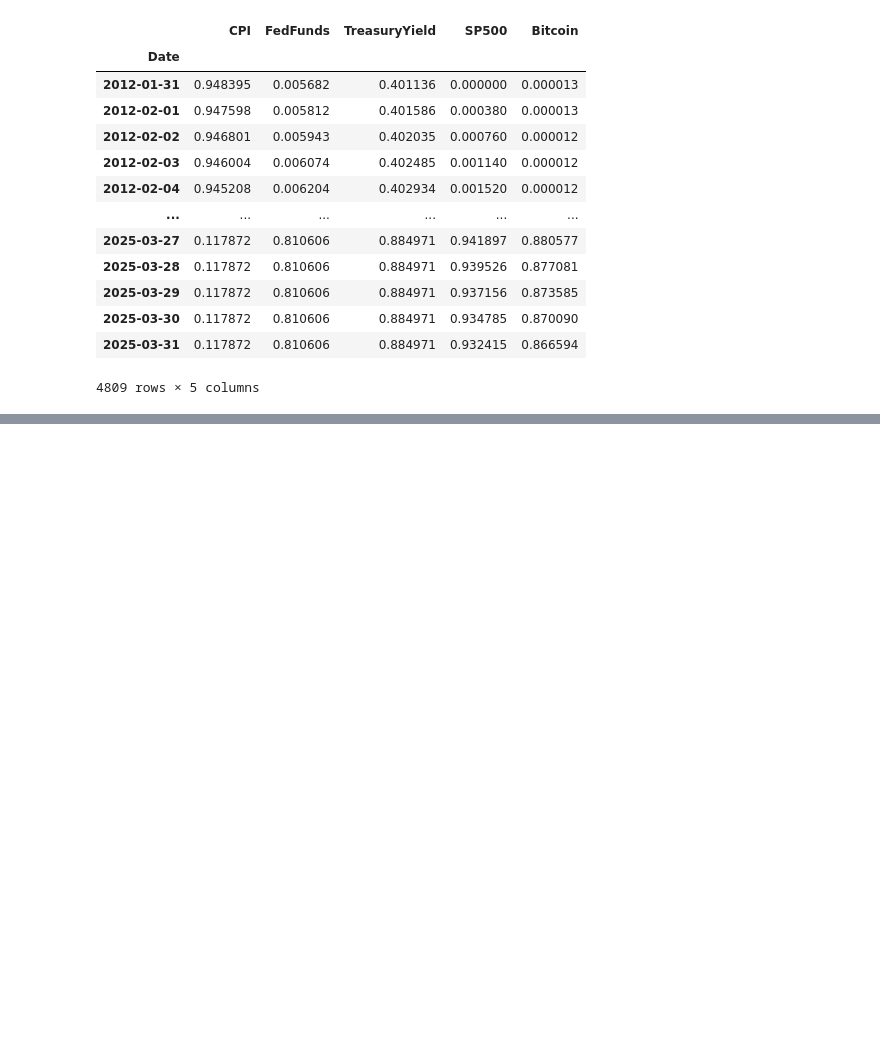
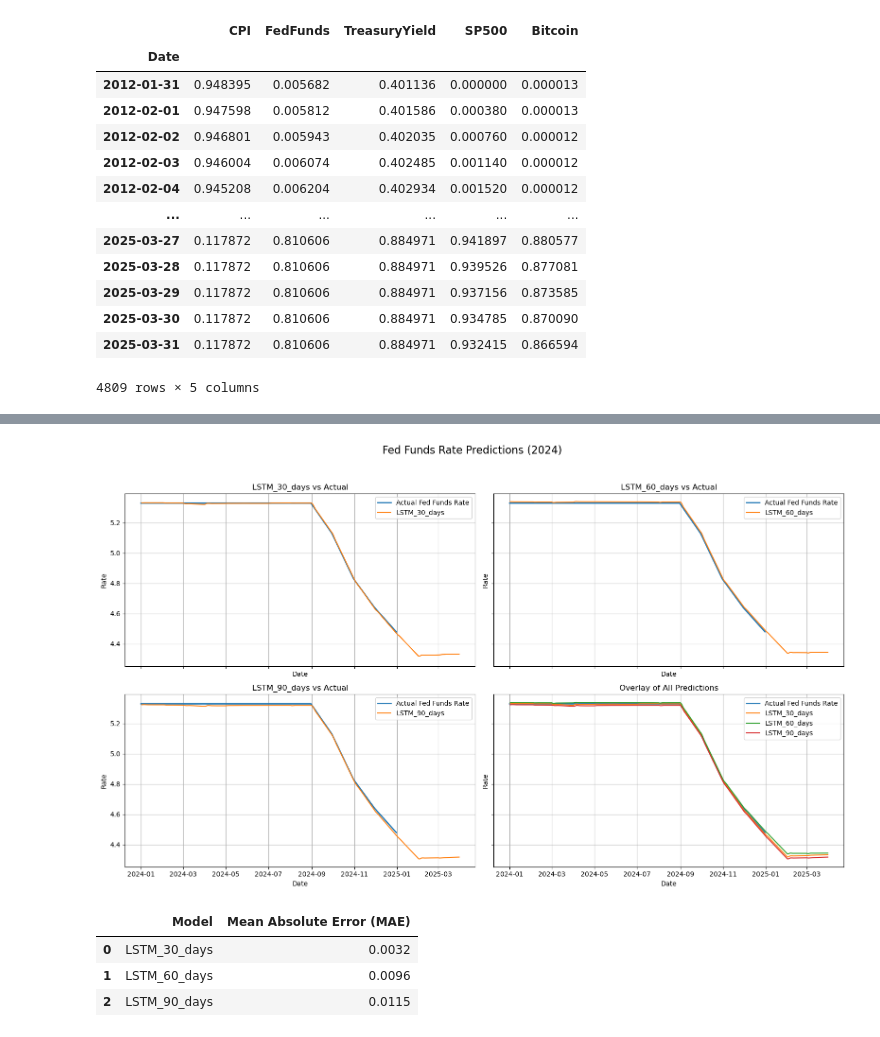
Before and after one commit to johnsonlarryl/prime-derivative, a Jupyter notebook: notebooks/EDA-4-2-2025.ipynb, the cells around one changed output, grey strips where cells are left out. Drawn from its saved outputs; the diff is of its cells as text; code cells hidden in the pictures; blank space fills up the shorter version.

```diff
--- a/notebooks/EDA-4-2-2025.ipynb
+++ b/notebooks/EDA-4-2-2025.ipynb
@@ -1869,0 +2053,56 @@ for name, preds in predictions_dict.items():
+# %%
+# Create 2x2 subplot grid
+fig, axes = plt.subplots(2, 2, figsize=(16, 10), sharex=True, sharey=True)
+axes = axes.flatten()
+
+# Plot individual predictions
+model_names = list(predictions_dict.keys())
+
+for i, name in enumerate(model_names):
+    ax = axes[i]
+    ax.plot(test_data[target_col], label="Actual Fed Funds Rate", linewidth=2)
+    ax.plot(predictions_dict[name], label=name)
+    ax.set_title(f"{name} vs Actual")
+    ax.set_xlabel("Date")
+    ax.set_ylabel("Rate")
+    ax.legend()
+    ax.grid(True)
+
+# Fill the last plot if fewer than 4 models
+if len(model_names) < 4:
+    ax = axes[len(model_names)]
+    ax.plot(test_data[target_col], label="Actual Fed Funds Rate", linewidth=2)
+    for name, preds in predictions_dict.items():
+        ax.plot(preds, label=name)
+    ax.set_title("Overlay of All Predictions")
+    ax.set_xlabel("Date")
+    ax.set_ylabel("Rate")
+    ax.legend()
+    ax.grid(True)
+
+# Remove any remaining unused axes
+for j in range(len(model_names) + 1, len(axes)):
+    fig.delaxes(axes[j])
+
+fig.suptitle("Fed Funds Rate Predictions (2024)", fontsize=16)
+plt.tight_layout(rect=[0, 0.03, 1, 0.95])
+plt.show()
+# %% [output]
+[figure, added]
+# %%
+# Calculate MAE for each model in predictions_dict
+mae_results = []
+
+for model_name, preds in predictions_dict.items():
+    # Align predictions and true values
+    y_true = model_data_daily.loc[preds.index, target_col]
+    mae = mean_absolute_error(y_true, preds)
+    mae_results.append({"Model": model_name, "MAE": round(mae, 4)})
+
+mae_df = pd.DataFrame(mae_results).sort_values(by="Model")
+mae_df_copy = mae_df.copy()
+# %% [output]
+|  | Model | Mean Absolute Error (MAE) |
+| 0 | LSTM_30_days | 0.0032 |
+| 1 | LSTM_60_days | 0.0096 |
+| 2 | LSTM_90_days | 0.0115 |
```
Also changed, not shown: parts of 19 cells of this notebook.
